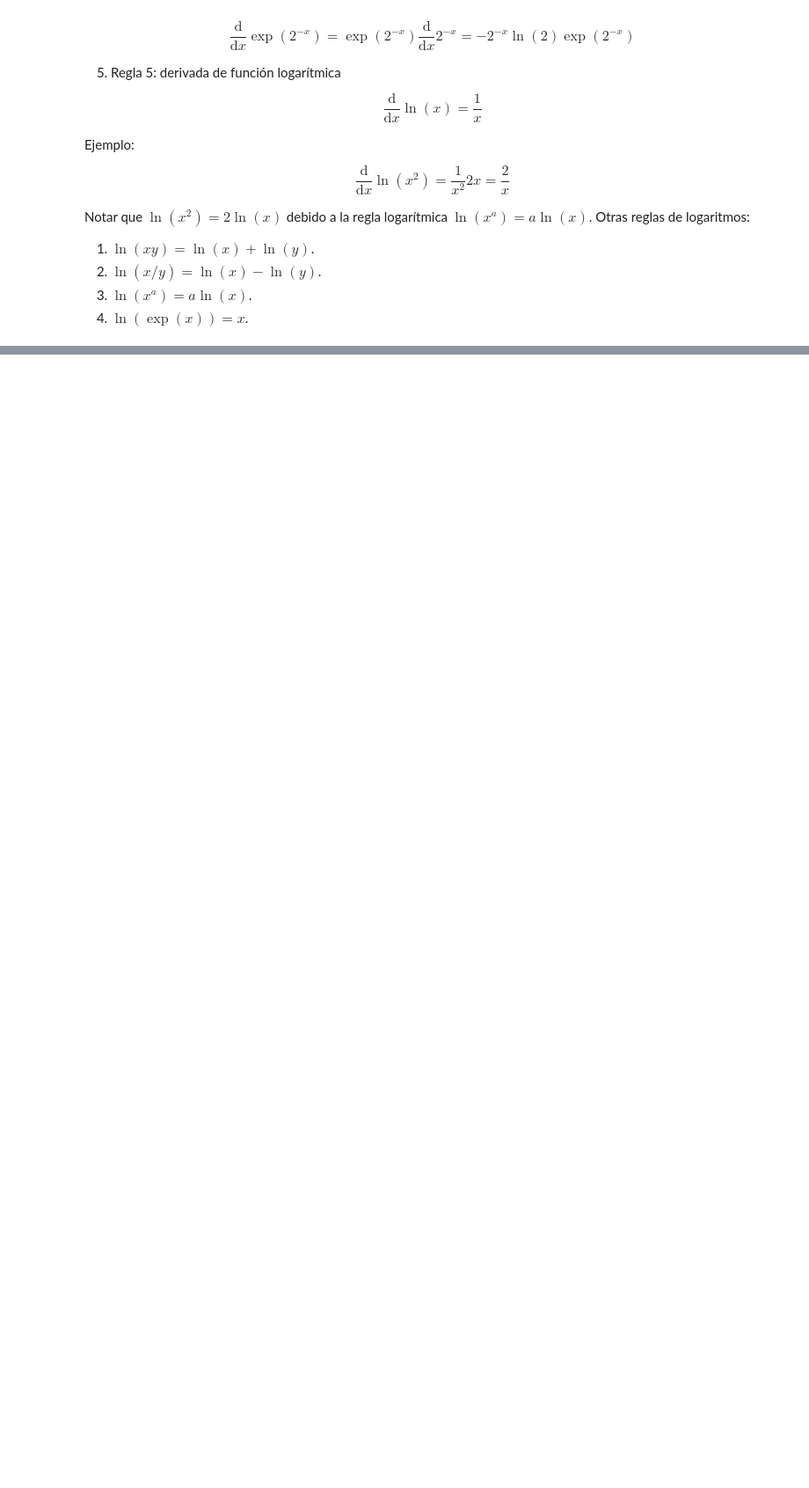
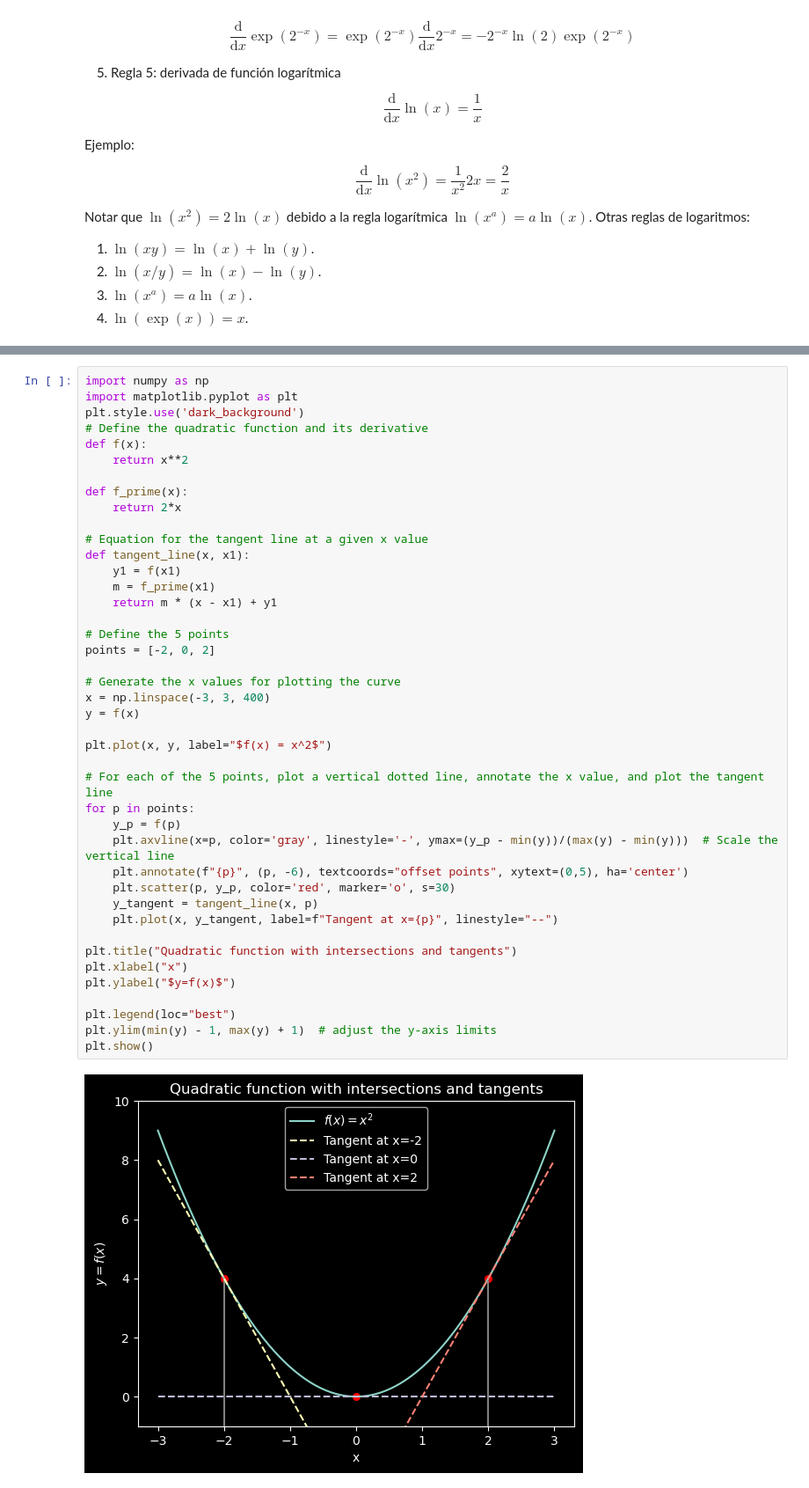
Before and after one commit to jealcalat/AEM-ITESO, a Jupyter notebook: tema_2/2.0_preliminares.ipynb, the cells around one changed output, grey strips where cells are left out. Shown: that part at 88% size. Saved outputs shown, nothing was run; the diff lists cells and outputs as text; blank space fills up the shorter version.

```diff
--- a/tema_2/2.0_preliminares.ipynb
+++ b/tema_2/2.0_preliminares.ipynb
@@ -77,0 +82,44 @@ Notar que $\ln(x^2) = 2 \ln(x)$ debido a la regla logarítmica $\ln(x^a) = a \ln
+# %%
+import numpy as np
+import matplotlib.pyplot as plt
+plt.style.use('dark_background')
+# Define the quadratic function and its derivative
+def f(x):
+    return x**2
+
+def f_prime(x):
+    return 2*x
+
+# Equation for the tangent line at a given x value
+def tangent_line(x, x1):
+    y1 = f(x1)
+    m = f_prime(x1)
+    return m * (x - x1) + y1
+
+# Define the 5 points
+points = [-2, 0, 2]
+
+# Generate the x values for plotting the curve
+x = np.linspace(-3, 3, 400)
+y = f(x)
+
+plt.plot(x, y, label="$f(x) = x^2$")
+
+# For each of the 5 points, plot a vertical dotted line, annotate the x value, and plot the tangent line
+for p in points:
+    y_p = f(p)
+    plt.axvline(x=p, color='gray', linestyle='-', ymax=(y_p - min(y))/(max(y) - min(y)))  # Scale the vertical line
+    plt.annotate(f"{p}", (p, -6), textcoords="offset points", xytext=(0,5), ha='center')
+    plt.scatter(p, y_p, color='red', marker='o', s=30)
+    y_tangent = tangent_line(x, p)
+    plt.plot(x, y_tangent, label=f"Tangent at x={p}", linestyle="--")
+
+plt.title("Quadratic function with intersections and tangents")
+plt.xlabel("x")
+plt.ylabel("$y=f(x)$")
+
+plt.legend(loc="best")
+plt.ylim(min(y) - 1, max(y) + 1)  # adjust the y-axis limits
+plt.show()
+# %% [output]
+[figure, added]
```
Also changed, not shown: parts of 2 cells of this notebook, 1 other file.
